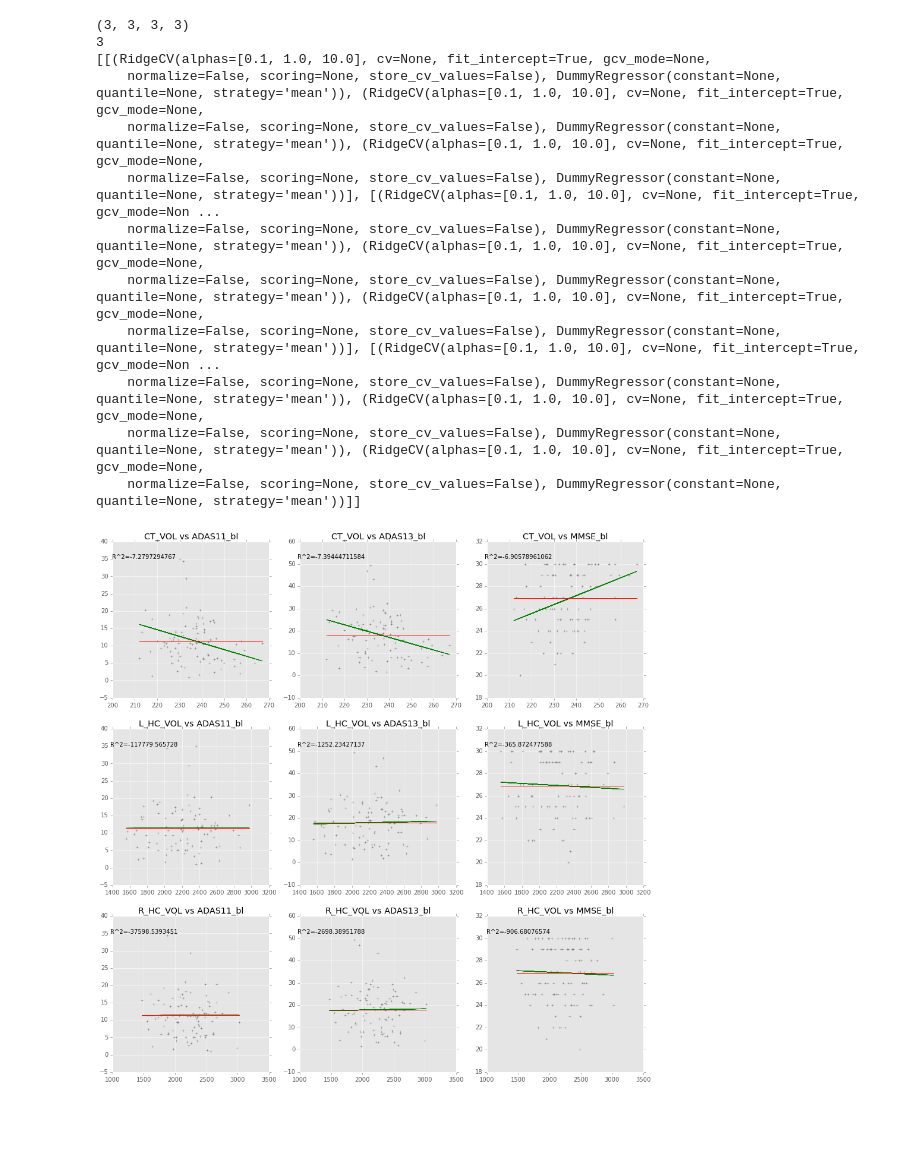
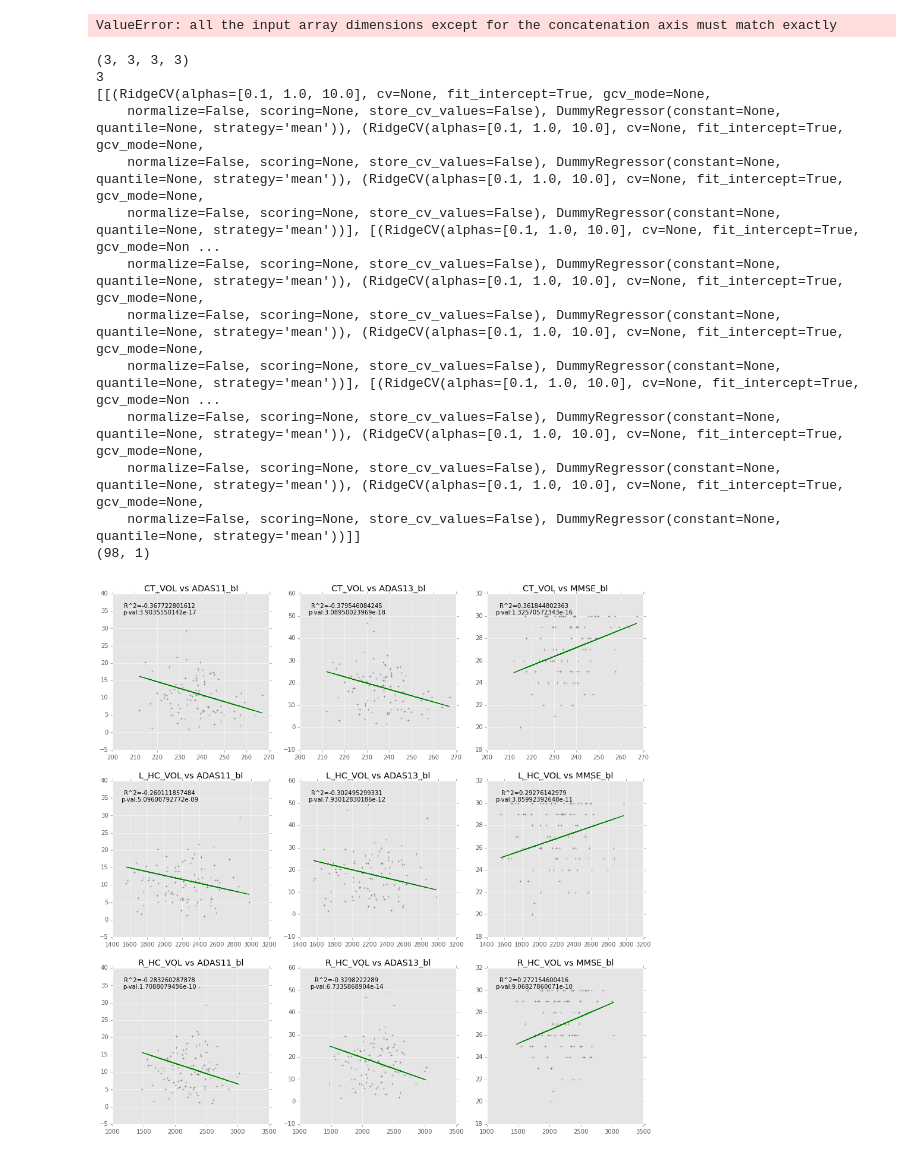
Before and after one commit to TIGRLab/NI-ML, a Jupyter notebook: models/notebooks/MMRegression/MMR_simple.ipynb, the cells around one changed output. Cells and saved outputs as stored; diff of their text form; code cells hidden in the pictures; blank space fills up the shorter version.

```diff
--- a/models/notebooks/MMRegression/MMR_simple.ipynb
+++ b/models/notebooks/MMRegression/MMR_simple.ipynb
@@ -53,9 +210,10 @@ from sklearn.pipeline import Pipeline
 from sklearn.feature_selection import SelectKBest, RFE
 from sklearn.feature_selection import f_regression
 from sklearn import metrics
+import scipy
 
 num_targets = len(targets)
-num_models = 3 # Includes dummy model
+num_models = 1 # Includes dummy model
 k_classifiers = []
 k_selectors = []
 stats = np.zeros(shape=(3, 3, num_models, num_targets))
@@ -70,15 +228,16 @@ for i in range(3):
     for t in range(0,len(targets)):
 
         dummy_regressor = DummyRegressor(strategy='mean')
-        classifier = RidgeCV(alphas=[0.1, 1.0, 10.0], cv=None, fit_intercept=True, scoring=None, normalize=False)
+        #classifier = RidgeCV(alphas=[0.1, 1.0, 10.0], cv=None, fit_intercept=True, scoring=None, normalize=False)
+        slope, intercept, r_value, p_value, std_err = scipy.stats.linregress(X,y[:,t])
         classifiers = [classifier, dummy_regressor]
 
         # Train classifiers on transformed training X
         #print X
         #print y[:,t]
 
-        classifier.fit(X, y[:,t])
-        dummy_regressor.fit(X, y[:,t])
+#         classifier.fit(X, y[:,t])
+#         dummy_regressor.fit(X, y[:,t])
 
         # Save classifiers for visualizing on later
         cur_triple.append((classifier, dummy_regressor))
@@ -86,16 +245,18 @@ for i in range(3):
         # Predict on validation data and log stats
         y_hat_v = classifier.predict(X_v)
         y_hat_vd = dummy_regressor.predict(X_v)
-        stats[i,0,0,t] =  metrics.mean_squared_error(y_hat_v, y_v[:,t])
-        stats[i,1,0,t] =  adjusted_r2(y_hat_v, y_v[:,t], X_v.shape[1], X_v.shape[0])
-        stats[i,0,2,t] =  metrics.mean_squared_error(y_hat_vd, y_v[:,t])
-        stats[i,1,2,t] =  adjusted_r2(y_hat_vd, y_v[:,t], X_v.shape[1], X_v.shape[0])
+        stats[i,0,0,t] =  std_err
+        stats[i,1,0,t] =  r_value
+        stats[i,2,0,t] =  p_value
     k_selectors.append(cur_sel_triple)
     k_classifiers.append(cur_triple)
+# %% [output]
+ValueError: all the input array dimensions except for the concatenation axis must match exactly
 # %%
 print stats.shape
 print len(k_classifiers)
 print k_classifiers
+print X_v.shape
 # %% [output]
 (3, 3, 3, 3)
 3
@@ -109,26 +270,27 @@ print k_classifiers
     normalize=False, scoring=None, store_cv_values=False), DummyRegressor(constant=None, quantile=None, strategy='mean')), (RidgeCV(alphas=[0.1, 1.0, 10.0], cv=None, fit_intercept=True, gcv_mode=None,
     normalize=False, scoring=None, store_cv_values=False), DummyRegressor(constant=None, quantile=None, strategy='mean')), (RidgeCV(alphas=[0.1, 1.0, 10.0], cv=None, fit_intercept=True, gcv_mode=None,
     normalize=False, scoring=None, store_cv_values=False), DummyRegressor(constant=None, quantile=None, strategy='mean'))]]
+(98, 1)
 # %%
 from tabulate import tabulate
 
 f = 0
 for v, vname in enumerate(varnames):
     X, y = matrices[0][v+1].reshape((-1,1)), matrices[0][0]
     X_v, y_v = matrices[1][v+1].reshape((-1,1)), matrices[1][0]
     for t, tname in enumerate(targets):
-        regr = k_classifiers[v][t][0]
-        dummy = k_classifiers[v][t][1]
         f += 1
         ax=plt.subplot(3,3,f)
         plt.title('{} vs {}'.format(vname, tname))
+        slope, intercept, r_value, p_value, std_err = scipy.stats.linregress(X.ravel(),y[:,t])
+        y_hat_v = intercept + slope * X_v
+
         # Plot outputs
         plt.scatter(X_v, y_v[:,t], marker='+', color='gray')
-        plt.plot(X_v, regr.predict(X_v), color='green', linewidth=1)
-        plt.plot(X_v, dummy.predict(X_v), color='red', linewidth=1)
-        plt.text(0.2, 0.9,'R^2={}'.format(stats[v,1,0,t]), horizontalalignment='center', verticalalignment='center', transform = ax.transAxes)
+        plt.plot(X_v, y_hat_v, color='green', linewidth=1)
+        plt.text(0.3, 0.9,'R={}\np-val:{}'.format(r_value, p_value), horizontalalignment='center', verticalalignment='center', transform = ax.transAxes)
 
 plt.grid()
 plt.show()
 # %% [output]
-[figure, old version]
+[figure, new version]
```
Also changed, not shown: parts of 4 cells of this notebook, 3 other files.
